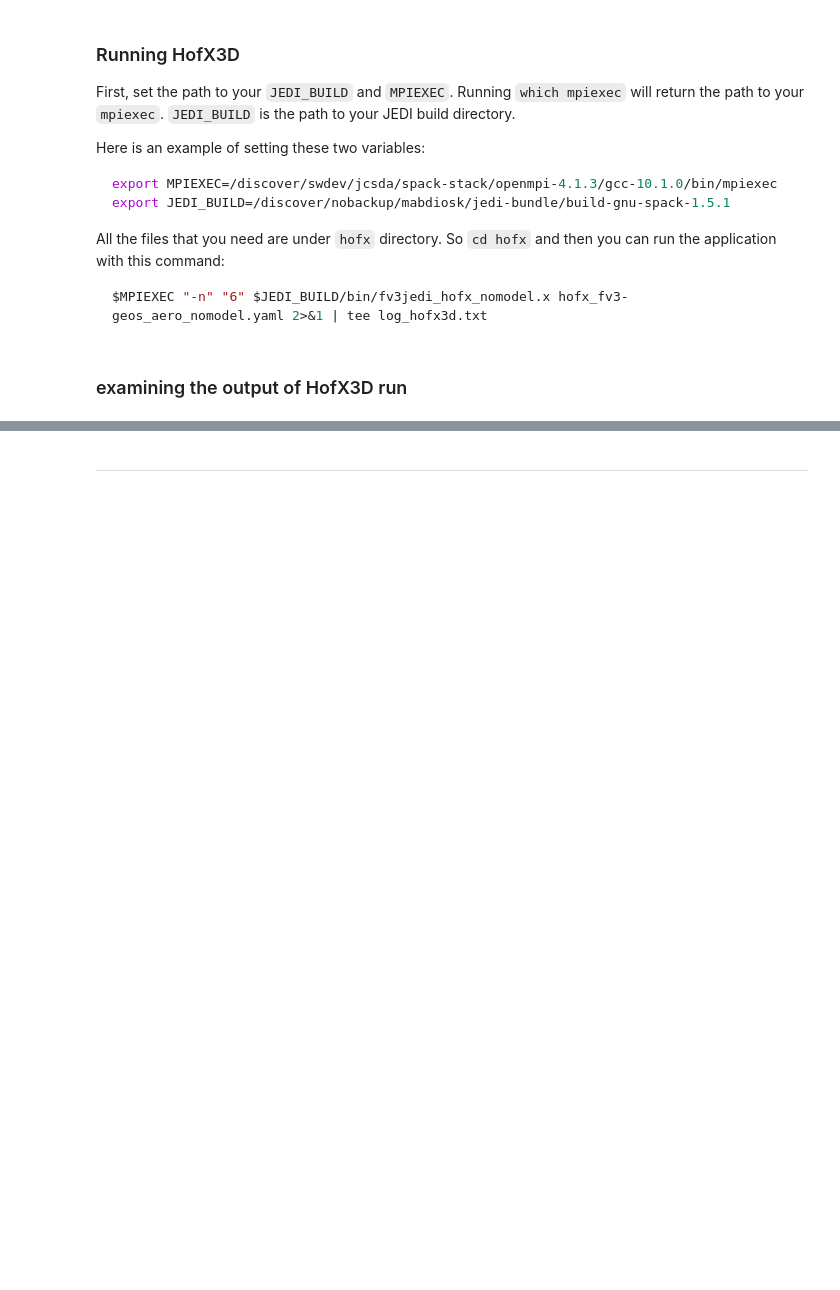
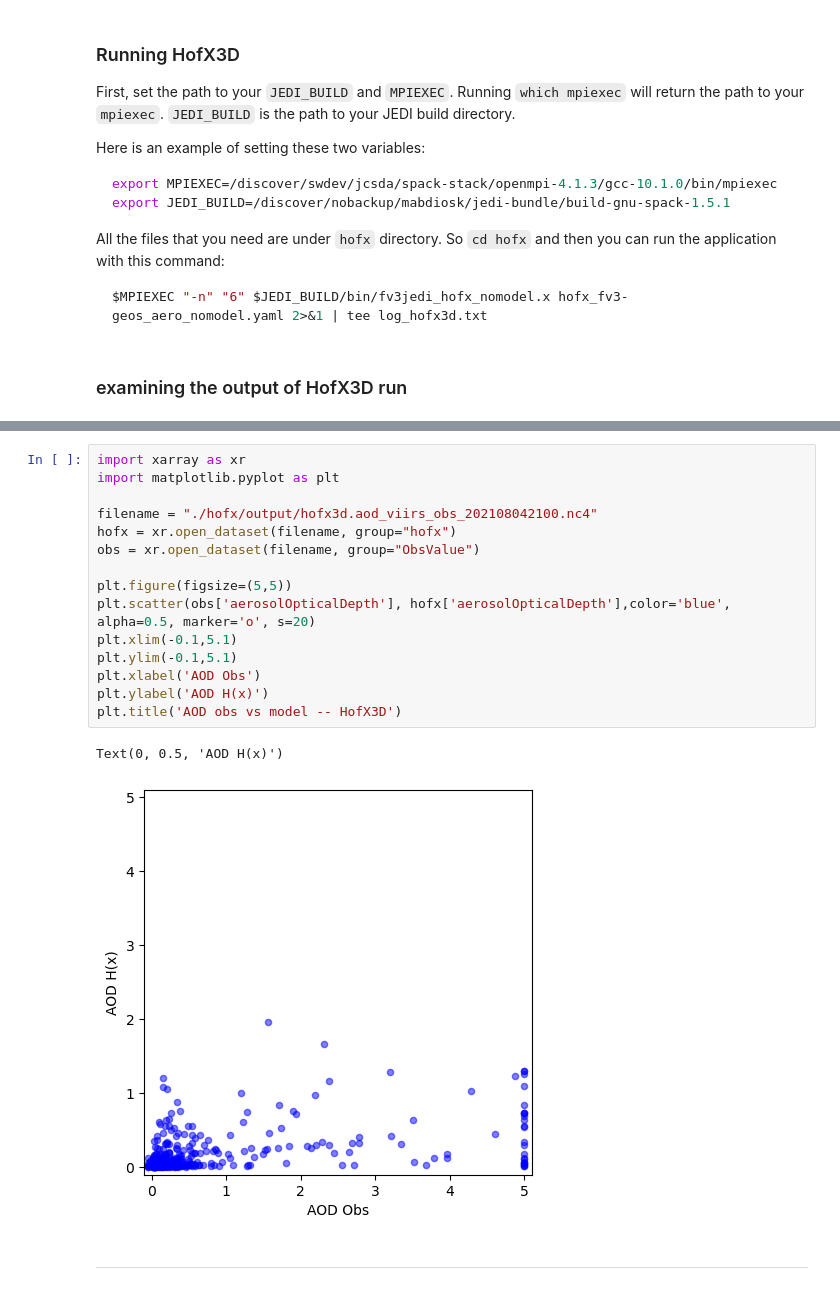
Before and after one commit to mer-a-o/howtojedi, a Jupyter notebook: jedi_applications/run_hofx/run_hofx.ipynb, the cells around one changed output, grey strips where cells are left out. Saved outputs shown, nothing was run; the diff lists cells and outputs as text; blank space fills up the shorter version.

Commit message:
add plots

```diff
--- a/jedi_applications/run_hofx/run_hofx.ipynb
+++ b/jedi_applications/run_hofx/run_hofx.ipynb
@@ -114,3 +122,21 @@ maybe create some plots if infra is available
+# %%
+import xarray as xr
+import matplotlib.pyplot as plt
+
+filename = "./hofx/output/hofx3d.aod_viirs_obs_202108042100.nc4"
+hofx = xr.open_dataset(filename, group="hofx")
+obs = xr.open_dataset(filename, group="ObsValue")
+
+plt.figure(figsize=(5,5))
+plt.scatter(obs['aerosolOpticalDepth'], hofx['aerosolOpticalDepth'],color='blue', alpha=0.5, marker='o', s=20)
+plt.xlim(-0.1,5.1)
+plt.ylim(-0.1,5.1)
+plt.xlabel('AOD Obs')
+plt.ylabel('AOD H(x)')
+plt.title('AOD obs vs model -- HofX3D')
+# %% [output]
+Text(0, 0.5, 'AOD H(x)')
+[figure, added]
 # %% [markdown]
 ---
 # %% [markdown]
```
Also changed, not shown: parts of 6 cells of this notebook.
